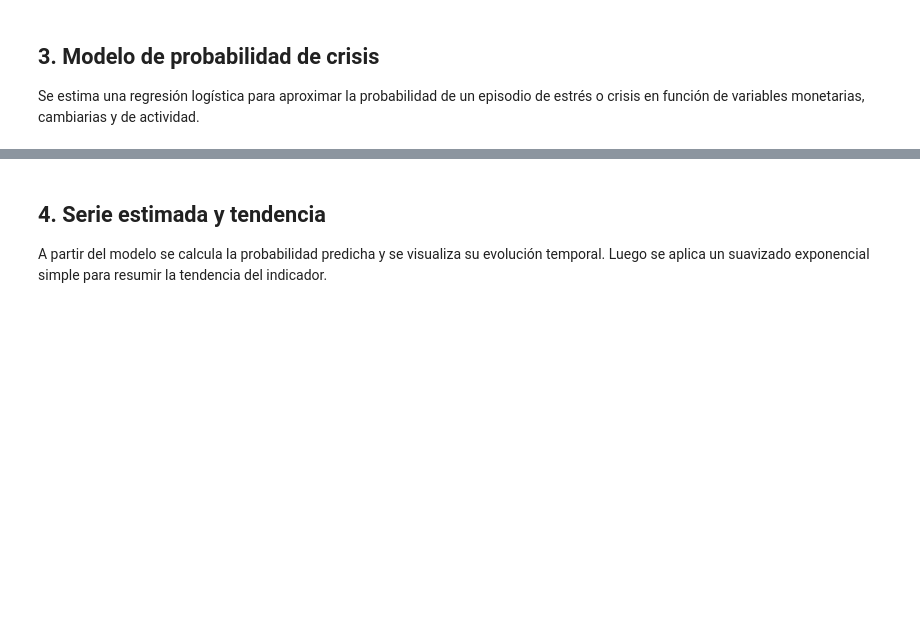
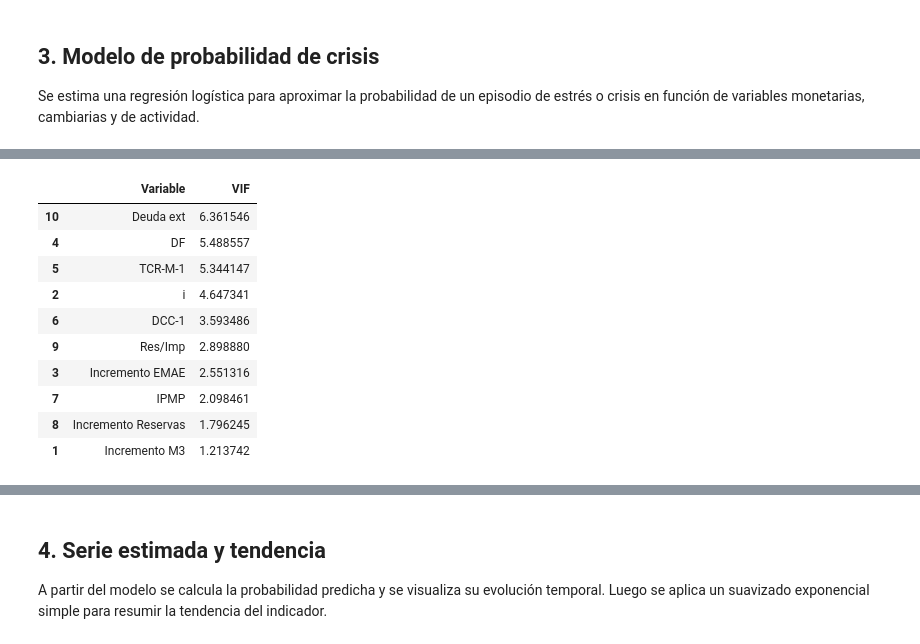
Before and after one commit to ignaciogc44/Indicador-Estres-Financiero-PY, a Jupyter notebook: Indicador_estres.ipynb, the cells around one changed output, grey strips where cells are left out. Drawn from its saved outputs; the diff is of its cells as text; code cells hidden in the pictures; blank space fills up the shorter version.

Commit message:
Rename notebook and improve econometric model

```diff
--- a/Indicador_estres_24_8.ipynb
+++ b/Indicador_estres.ipynb
@@ -174,0 +114,19 @@ Deuda ext            -1.78e-06   8.43e-07     -2.111      0.035   -3.43e-06   -1
+# %%
+# Especificación y estimación del modelo logit
+VariablesModelo = [
+    'Incremento M3', 'i', 'Incremento EMAE', 'DF', 'TCR-M-1',
+    'DCC-1', 'IPMP', 'Incremento Reservas', 'Res/Imp', 'Deuda ext'
+]
+
+DataLogit = Data[['Fecha', 'Crisis'] + VariablesModelo].dropna().copy()
+DataLogit['Fecha'] = pd.to_datetime(DataLogit['Fecha'])
+
+Y = DataLogit['Crisis']
+X = sm.add_constant(DataLogit[VariablesModelo], has_constant='add')
+
+ModeloLogit = sm.Logit(Y, X)
+ResultadosLogit = ModeloLogit.fit(disp=False, maxiter=200)
+
+print(f'Observaciones utilizadas: {len(DataLogit)}')
+print(f'Proporción de crisis en la muestra: {Y.mean():.2%}')
+print(ResultadosLogit.summary())
@@ -174,0 +151,23 @@ Deuda ext            -1.78e-06   8.43e-07     -2.111      0.035   -3.43e-06   -1
+# %%
+# Diagnóstico básico de multicolinealidad
+from statsmodels.stats.outliers_influence import variance_inflation_factor
+
+VIF = pd.DataFrame({
+    'Variable': X.columns,
+    'VIF': [variance_inflation_factor(X.values, i) for i in range(X.shape[1])]
+})
+
+VIF = VIF[VIF['Variable'] != 'const'].sort_values('VIF', ascending=False)
+VIF
+# %% [output]
+|  | Variable | VIF |
+| 10 | Deuda ext | 6.361546 |
+| 4 | DF | 5.488557 |
+| 5 | TCR-M-1 | 5.344147 |
+| 2 | i | 4.647341 |
+| 6 | DCC-1 | 3.593486 |
+| 9 | Res/Imp | 2.898880 |
+| 3 | Incremento EMAE | 2.551316 |
+| 7 | IPMP | 2.098461 |
+| 8 | Incremento Reservas | 1.796245 |
+| 1 | Incremento M3 | 1.213742 |
```
Also changed, not shown: parts of 7 cells of this notebook, 1 other file.
